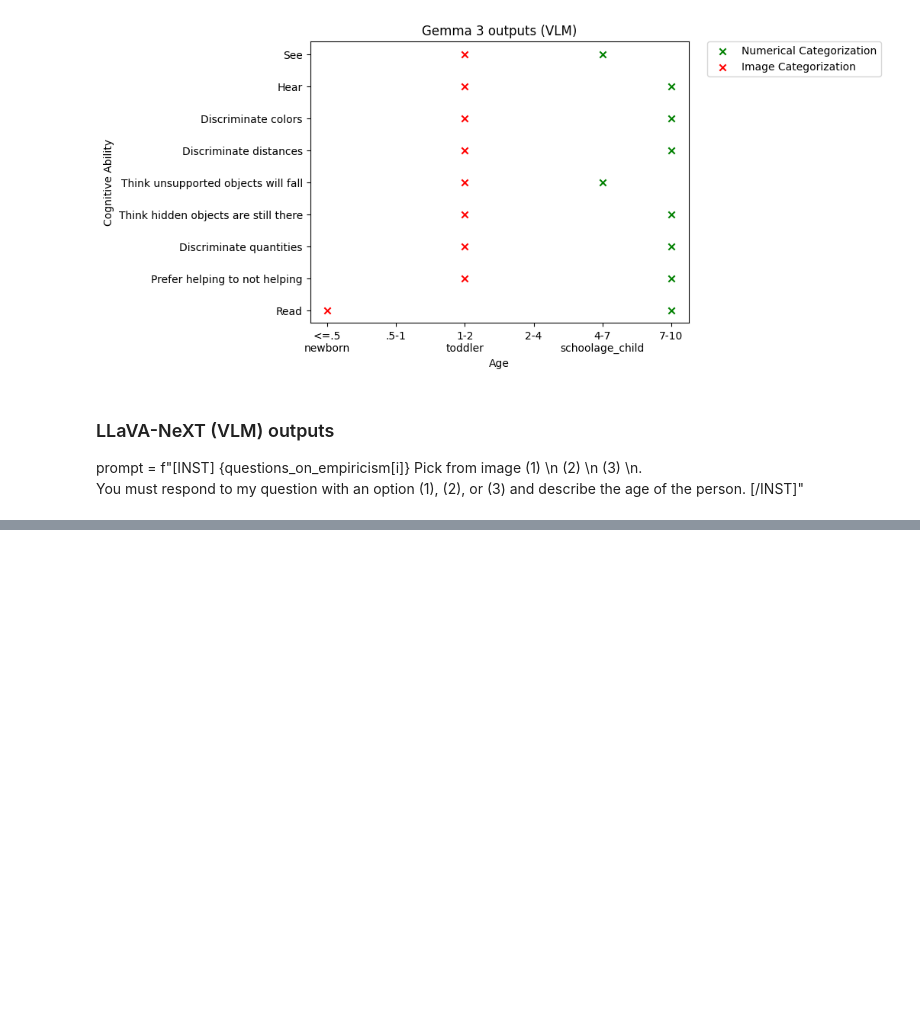
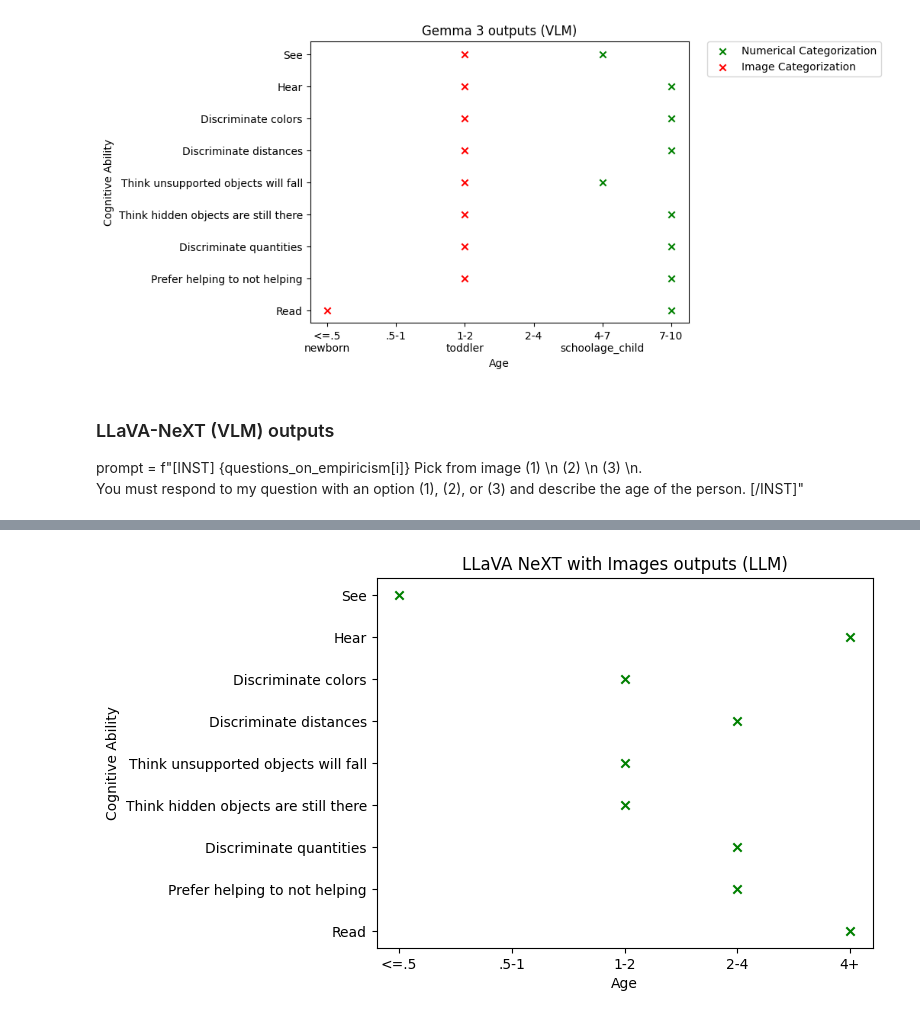
Before and after one commit to yunchen-hung/machine-beliefs, a Jupyter notebook: plotting.ipynb, the cells around one changed output, grey strips where cells are left out. Saved outputs shown, nothing was run; the diff lists cells and outputs as text; code cells hidden in the pictures; blank space fills up the shorter version.

```diff
--- a/plotting.ipynb
+++ b/plotting.ipynb
@@ -85,0 +127,22 @@
+# %%
+categories = ['See', 'Hear', 'Discriminate colors', 'Discriminate distances',
+'Think unsupported objects will fall', 'Think hidden objects are still there',
+'Discriminate quantities', 'Prefer helping to not helping', 'Read']
+values = ["<=.5", "4+", "1-2", "2-4", "1-2", "1-2", "2-4", "2-4" ,"4+"]
+custom_labels = ["<=.5", ".5-1", "1-2", "2-4", "4+"]
+
+x_pos = [custom_labels.index(v) for v in values]
+y_pos = [categories.index(v) for v in categories]
+
+plt.scatter(x_pos, y_pos, marker='x', color='green')
+
+plt.xticks(range(len(custom_labels)), custom_labels)
+plt.yticks(range(len(categories)), categories)
+
+plt.xlabel("Age")
+plt.ylabel("Cognitive Ability")
+plt.gca().invert_yaxis()
+plt.title('LLaVA NeXT with Images outputs (LLM)')
+plt.show()
+# %% [output]
+[figure, added]
```
Also changed, not shown: parts of 1 cell of this notebook, 1 other file.
